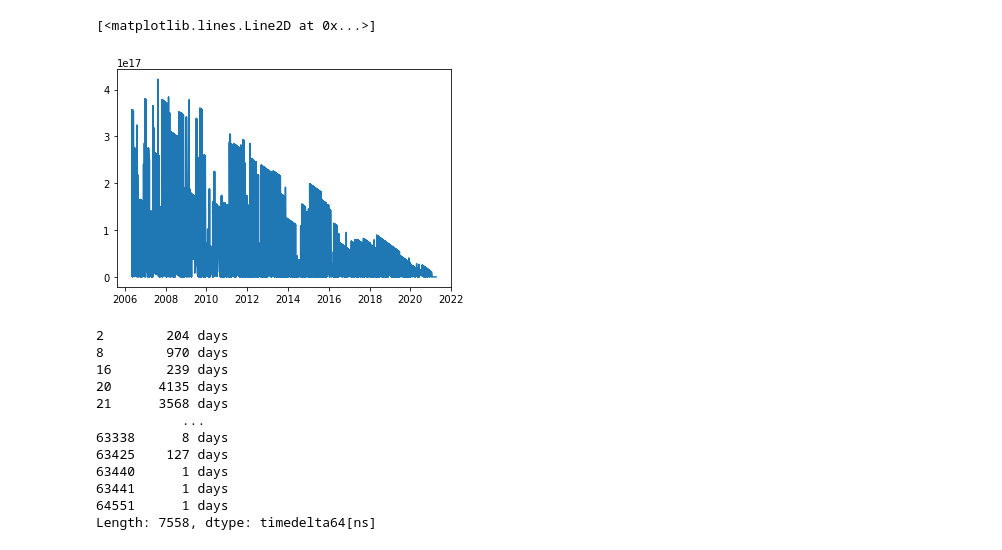
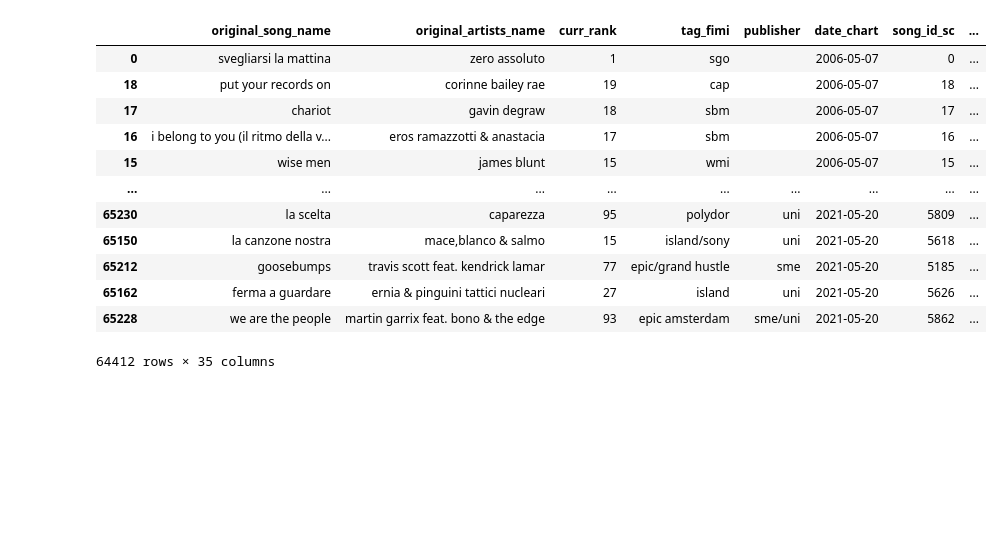
Before and after one commit to Jivanni/everybodyschanging, a Jupyter notebook: data_exploration/Data_exploration.ipynb, the cells around one changed output. Cells and saved outputs as stored; diff of their text form; code cells hidden in the pictures; blank space fills up the shorter version.

```diff
--- a/data_exploration/Data_exploration.ipynb
+++ b/data_exploration/Data_exploration.ipynb
@@ -30,0 +33,11 @@ Index(['original_song_name', 'original_artists_name', 'curr_rank', 'tag_fimi',
+# %%
+scraper_features = ['original_song_name', 'original_artists_name',
+                    'curr_rank', 'tag_fimi',
+                    'publisher', 'date_chart', "song_id"]
+spotify_features = [
+    column
+    for column in df.columns
+    if column not in scraper_features
+] + ["song_id"]
+scraper_df = df[scraper_features]
+spotify_df = df[spotify_features].groupby("song_id").first().reset_index()
@@ -31,4 +77,4 @@ Index(['original_song_name', 'original_artists_name', 'curr_rank', 'tag_fimi',
+# %%
+final_df = scraper_df.join(sp_df, how="outer",on="song_id", lsuffix='_sc')
 # %%
-df["date_chart"] = pd.to_datetime(df["date_chart"], format="%d.%m.%Y")
-df["album_release_date"] = pd.to_datetime(df["album_release_date"], format="%Y-%m-%d")
-time_df = df.set_index("date_chart")
+final_df["date_chart"] = pd.to_datetime(final_df["date_chart"], format="%d.%m.%Y")
@@ -78,20 +81,16 @@ dc_over = df[diff_date.dt.days > 0]["date_chart"]
-# %%
-plt.plot(dc_over, diff_date[diff_date.dt.days > 0])
-# %% [output]
-[<matplotlib.lines.Line2D at 0x...>]
-[figure, removed]
-# %%
-diff_date[diff_date.dt.days > 0]
-# %% [output]
-2        204 days
-8        970 days
-16       239 days
-20      4135 days
-21      3568 days
-           ...
-63338      8 days
-63425    127 days
-63440      1 days
-63441      1 days
-64551      1 days
-Length: 7558, dtype: timedelta64[ns]
+# %%
+final_df.sort_values(by="date_chart")
+# %% [output]
+|  | original_song_name | original_artists_name | curr_rank | tag_fimi | publisher | date_chart | song_id_sc | ... |
+| 0 | svegliarsi la mattina | zero assoluto | 1 | sgo |  | 2006-05-07 | 0 | ... |
+| 18 | put your records on | corinne bailey rae | 19 | cap |  | 2006-05-07 | 18 | ... |
+| 17 | chariot | gavin degraw | 18 | sbm |  | 2006-05-07 | 17 | ... |
+| 16 | i belong to you (il ritmo della v... | eros ramazzotti & anastacia | 17 | sbm |  | 2006-05-07 | 16 | ... |
+| 15 | wise men | james blunt | 15 | wmi |  | 2006-05-07 | 15 | ... |
+| ... | ... | ... | ... | ... | ... | ... | ... | ... |
+| 65230 | la scelta | caparezza | 95 | polydor | uni | 2021-05-20 | 5809 | ... |
+| 65150 | la canzone nostra | mace,blanco & salmo | 15 | island/sony | uni | 2021-05-20 | 5618 | ... |
+| 65212 | goosebumps | travis scott feat. kendrick lamar | 77 | epic/grand hustle | sme | 2021-05-20 | 5185 | ... |
+| 65162 | ferma a guardare | ernia & pinguini tattici nucleari | 27 | island | uni | 2021-05-20 | 5626 | ... |
+| 65228 | we are the people | martin garrix feat. bono & the edge | 93 | epic amsterdam | sme/uni | 2021-05-20 | 5862 | ... |
+64412 rows × 35 columns
```
Also changed, not shown: parts of 21 cells of this notebook, 3 other files.
